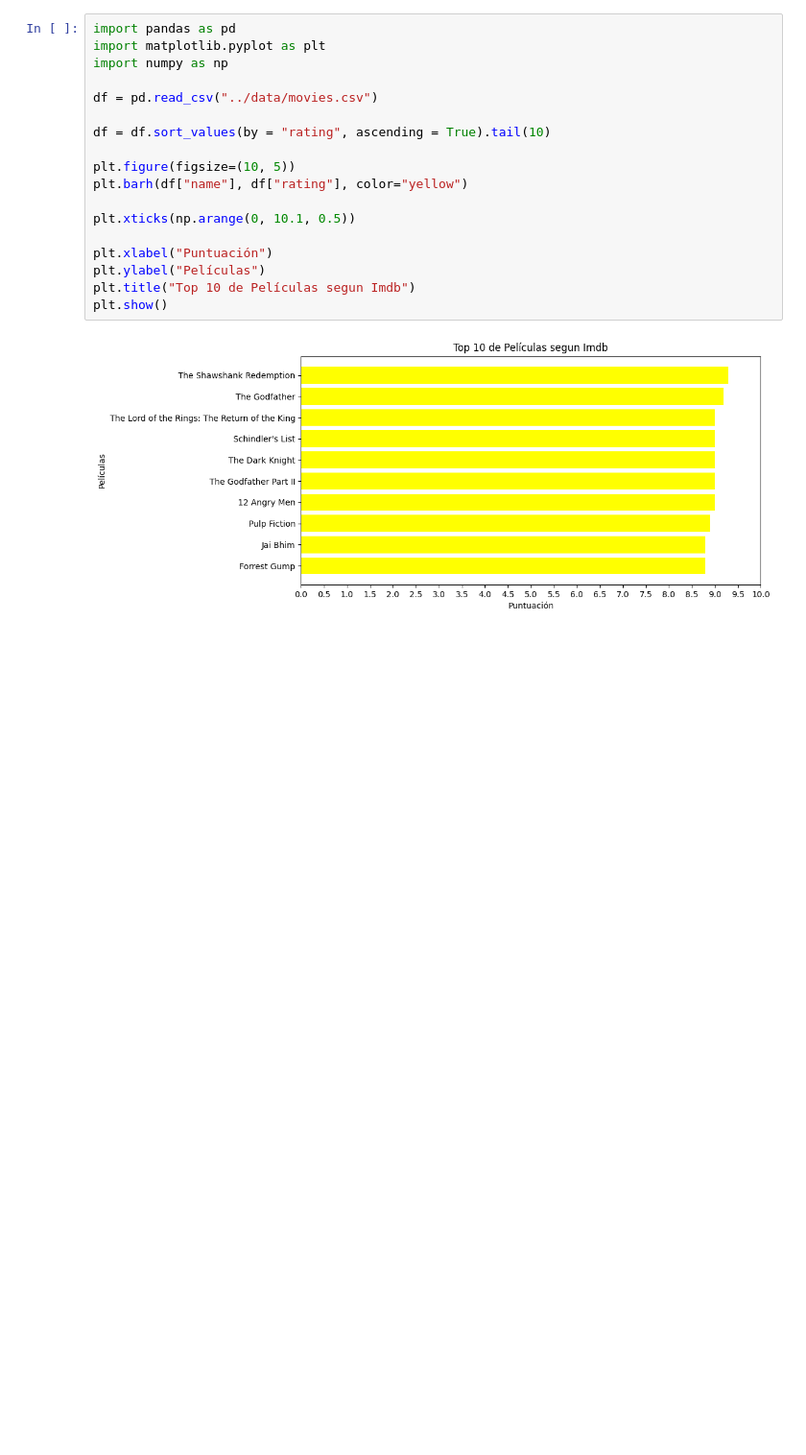
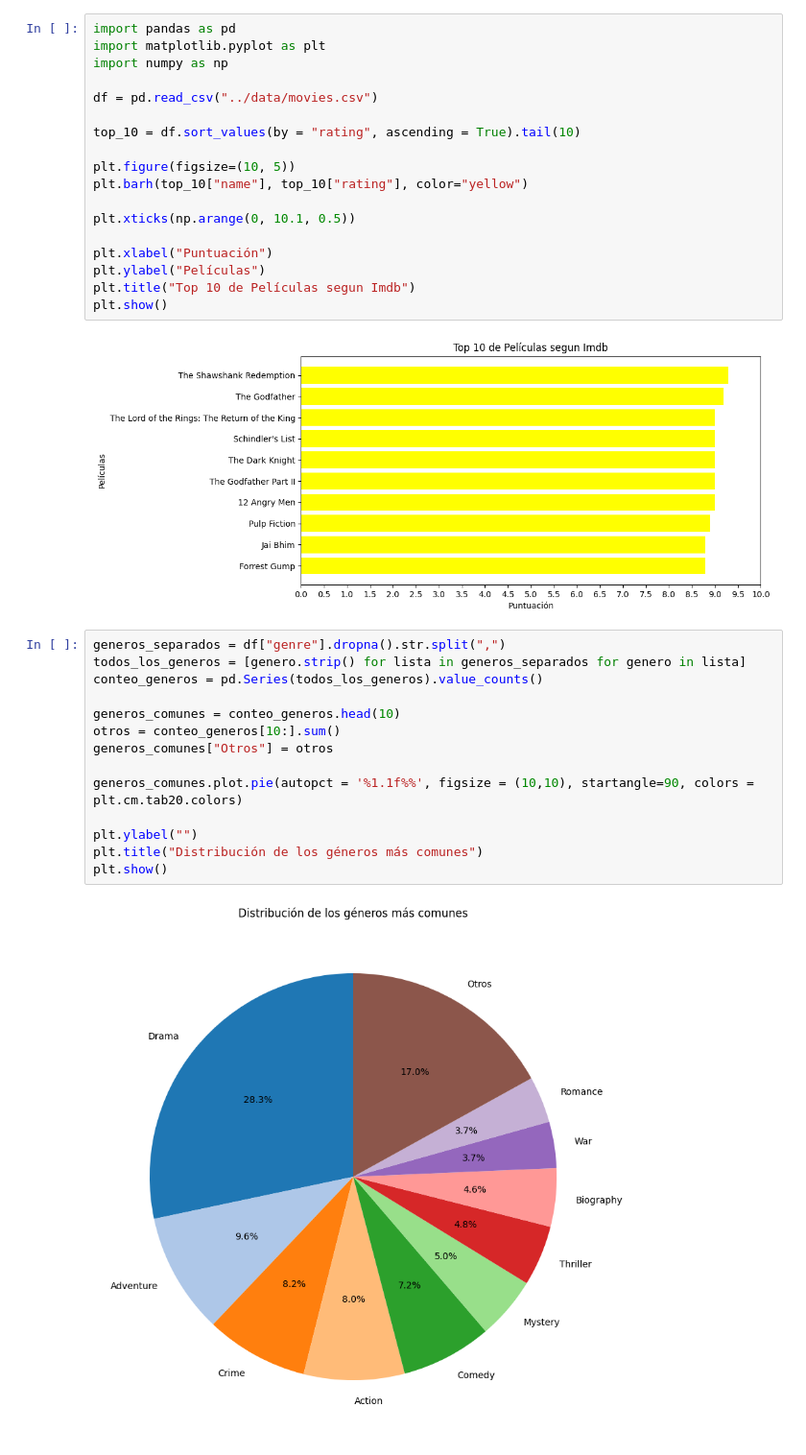
Before and after one commit to juanq348/imdb-top-movies, a Jupyter notebook: scripts/generar_grafico.ipynb, the cells around one changed output. Shown at 96% size. Drawn from its saved outputs; the diff is of its cells as text; blank space fills up the shorter version.

Commit message:
Se realizo un gráfico con los 10 generos más comunes

```diff
--- a/scripts/generar_grafico.ipynb
+++ b/scripts/generar_grafico.ipynb
@@ -5,10 +5,10 @@ import numpy as np
 
 df = pd.read_csv("../data/movies.csv")
 
-df = df.sort_values(by = "rating", ascending = True).tail(10)
+top_10 = df.sort_values(by = "rating", ascending = True).tail(10)
 
 plt.figure(figsize=(10, 5))
-plt.barh(df["name"], df["rating"], color="yellow")
+plt.barh(top_10["name"], top_10["rating"], color="yellow")
 
 plt.xticks(np.arange(0, 10.1, 0.5))
 
@@ -18,3 +18,19 @@ plt.title("Top 10 de Películas segun Imdb")
 plt.show()
 # %% [output]
 [figure]
+# %%
+generos_separados = df["genre"].dropna().str.split(",")
+todos_los_generos = [genero.strip() for lista in generos_separados for genero in lista]
+conteo_generos = pd.Series(todos_los_generos).value_counts()
+
+generos_comunes = conteo_generos.head(10)
+otros = conteo_generos[10:].sum()
+generos_comunes["Otros"] = otros
+
+generos_comunes.plot.pie(autopct = '%1.1f%%', figsize = (10,10), startangle=90, colors = plt.cm.tab20.colors)
+
+plt.ylabel("")
+plt.title("Distribución de los géneros más comunes")
+plt.show()
+# %% [output]
+[figure, added]
```
